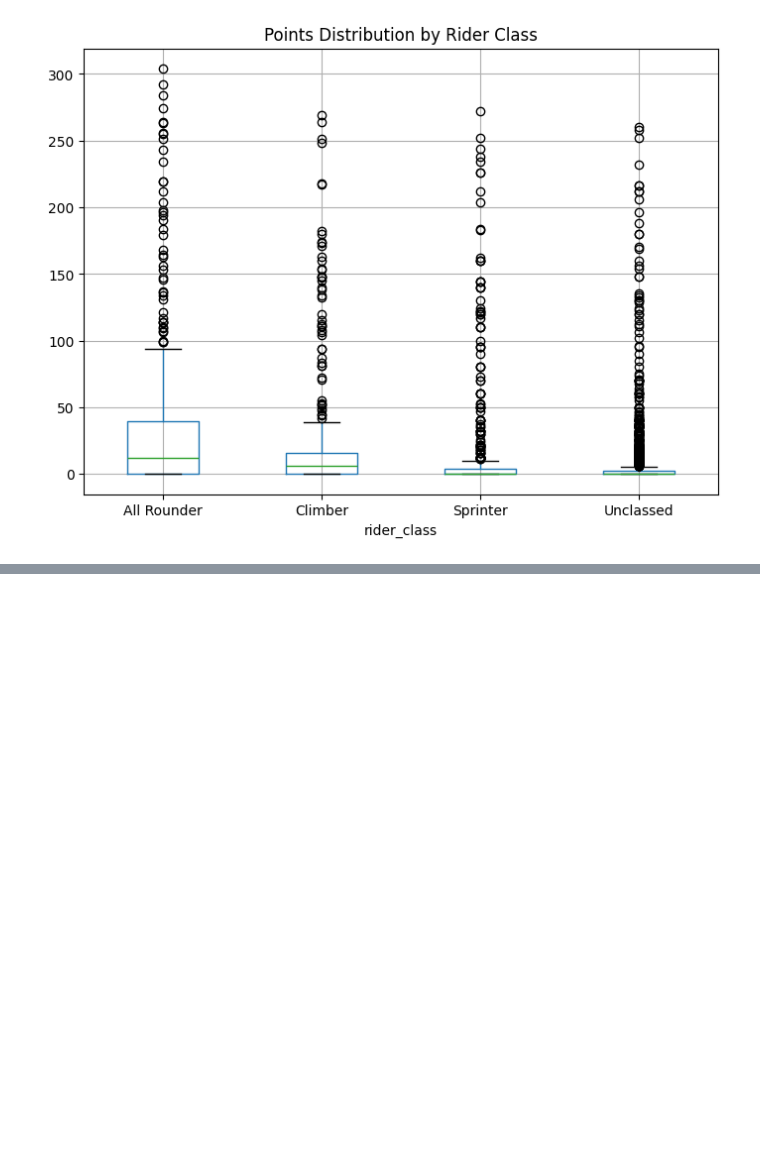
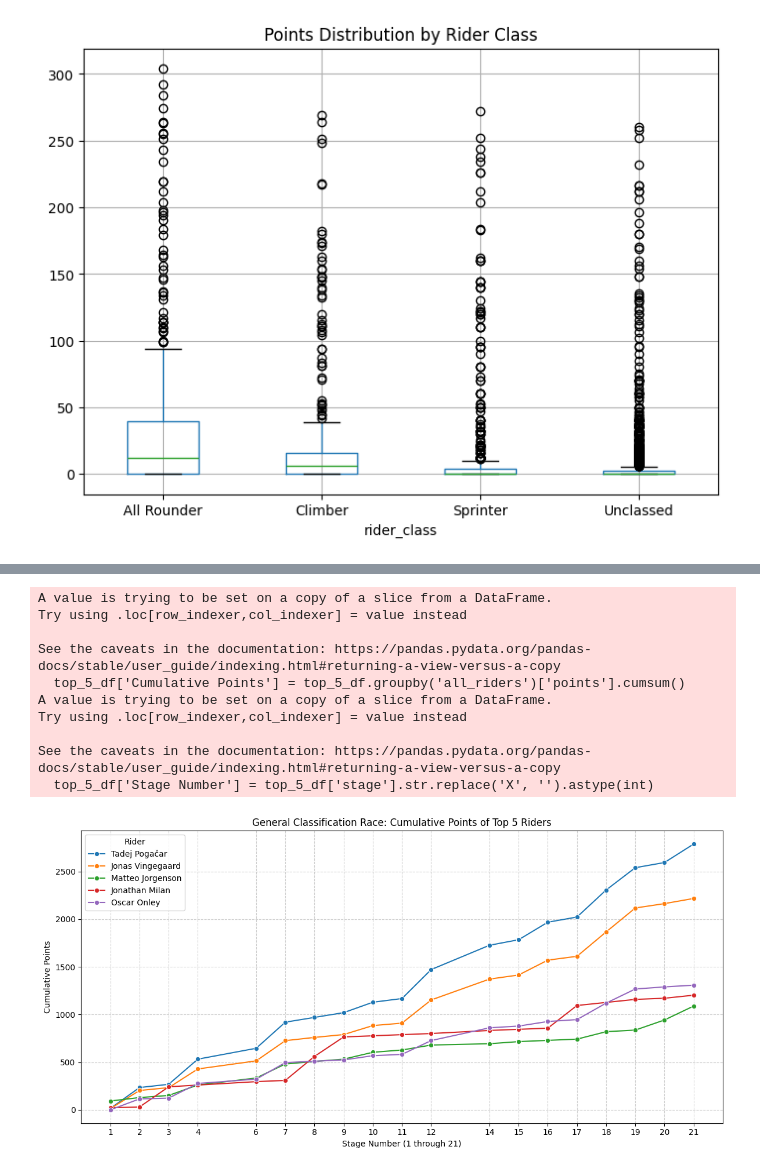
Before and after one commit to imostafizur/tensorflow_board, a Jupyter notebook: TU_S_26.ipynb, the cells around one changed output, grey strips where cells are left out. Cells and saved outputs as stored; diff of their text form; code cells hidden in the pictures; blank space fills up the shorter version.

```diff
--- a/TU_S_26.ipynb
+++ b/TU_S_26.ipynb
@@ -225,0 +312,52 @@ NameError: name 'stats' is not defined
+# %%
+# Colab Code: Line Plot of Cumulative Points
+
+import matplotlib.pyplot as plt
+import seaborn as sns
+import pandas as pd
+
+# 1. Identify the Top 5 Riders by Total Points
+top_5_names = df.groupby('all_riders')['points'].sum().nlargest(5).index.tolist()
+top_5_df = df[df['all_riders'].isin(top_5_names)]
+
+# 2. Calculate the Cumulative Sum of Points for each of the Top 5 riders
+#    The cumulative sum is calculated within each rider group.
+top_5_df['Cumulative Points'] = top_5_df.groupby('all_riders')['points'].cumsum()
+
+# 3. Ensure 'stage' is treated numerically (for sorting on the X-axis)
+#    We will extract the number from 'X1', 'X2', etc.
+top_5_df['Stage Number'] = top_5_df['stage'].str.replace('X', '').astype(int)
+top_5_df = top_5_df.sort_values('Stage Number')
+
+# 4. Generate the visualization (Line Plot)
+plt.figure(figsize=(12, 6))
+sns.lineplot(
+    data=top_5_df,
+    x='Stage Number',
+    y='Cumulative Points',
+    hue='all_riders',
+    marker='o',
+    dashes=False
+)
+
+plt.title('General Classification Race: Cumulative Points of Top 5 Riders')
+plt.ylabel('Cumulative Points')
+plt.xlabel('Stage Number (1 through 21)')
+plt.xticks(top_5_df['Stage Number'].unique())
+plt.grid(True, linestyle='--', alpha=0.6)
+plt.legend(title='Rider', loc='upper left')
+plt.tight_layout()
+
+plt.show()
+# %% [output]
+A value is trying to be set on a copy of a slice from a DataFrame.
+Try using .loc[row_indexer,col_indexer] = value instead
+
+See the caveats in the documentation: https://pandas.pydata.org/pandas-docs/stable/user_guide/indexing.html#returning-a-view-versus-a-copy
+  top_5_df['Cumulative Points'] = top_5_df.groupby('all_riders')['points'].cumsum()
+A value is trying to be set on a copy of a slice from a DataFrame.
+Try using .loc[row_indexer,col_indexer] = value instead
+
+See the caveats in the documentation: https://pandas.pydata.org/pandas-docs/stable/user_guide/indexing.html#returning-a-view-versus-a-copy
+  top_5_df['Stage Number'] = top_5_df['stage'].str.replace('X', '').astype(int)
+[figure, added]
```
Also changed, not shown: parts of 16 cells of this notebook.
